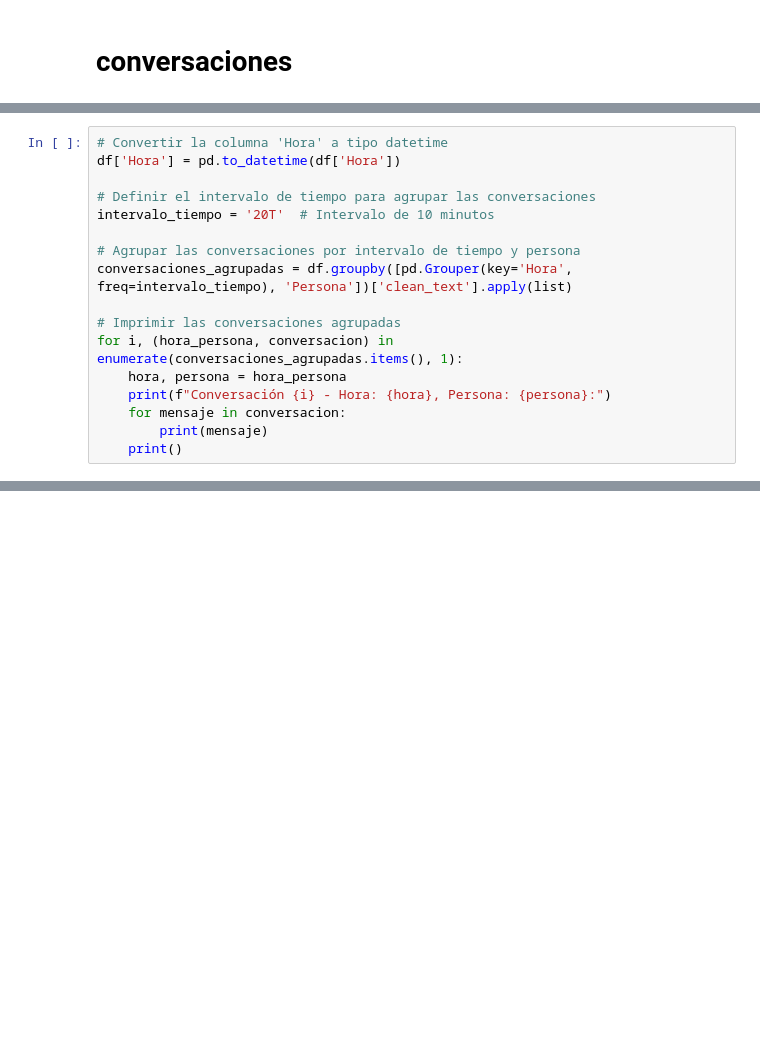
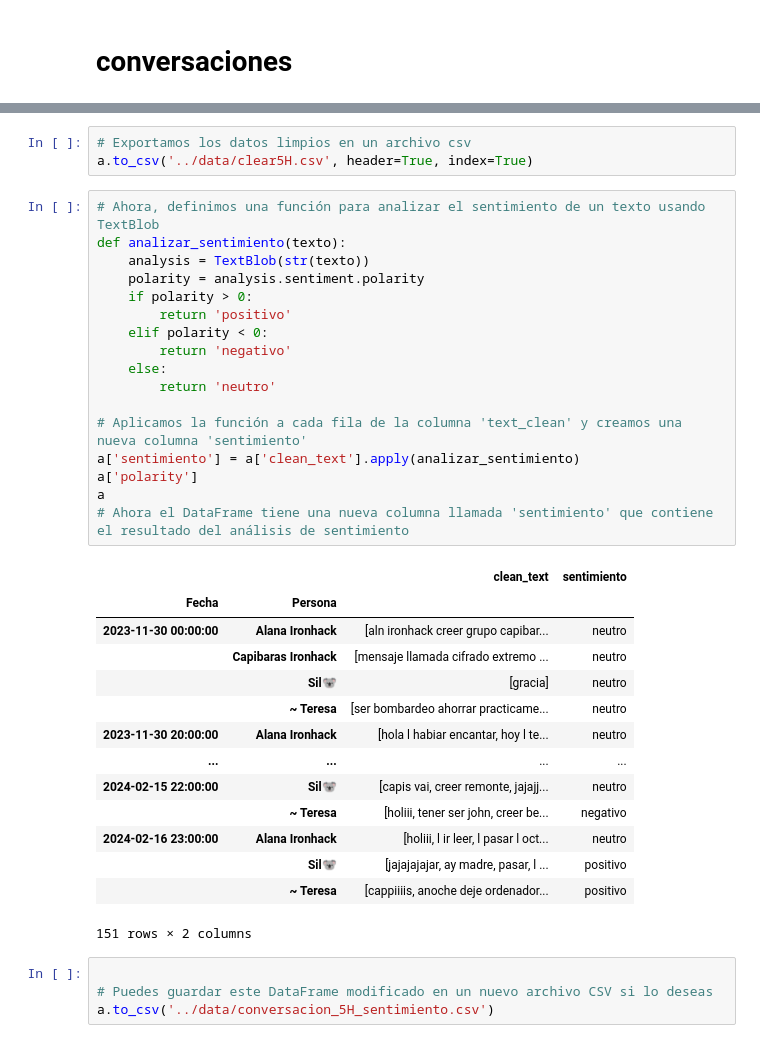
Before and after one commit to SilviaAlconGarrido/project_final, a Jupyter notebook: notebook/conversaciones_capi_chat.ipynb, the cells around one changed output, grey strips where cells are left out. Cells and saved outputs as stored; diff of their text form; blank space fills up the shorter version.

```diff
--- a/notebook/conversaciones_capi_chat.ipynb
+++ b/notebook/conversaciones_capi_chat.ipynb
@@ -18,20 +62,3 @@ df.head(10)
 | 7 | 30/11/2023 | Jueves | 30 | 11 | Nov | 2023 | 20:32:18 | Sil🐨 | Muchas gracias! | gracia |
 | 8 | 01/12/2023 | Viernes | 1 | 12 | Dic | 2023 | 17:10:16 | ~ Teresa | Fan del icono del grupo | fan icono grupo |
 | 9 | 01/12/2023 | Viernes | 1 | 12 | Dic | 2023 | 17:11:26 | ~ Teresa | Entregue el lab sin el último eje... | entregar laboratorio ultimo ejerc... |
-# %%
-# Convertir la columna 'Hora' a tipo datetime
-df['Hora'] = pd.to_datetime(df['Hora'])
-
-# Definir el intervalo de tiempo para agrupar las conversaciones
-intervalo_tiempo = '20T'  # Intervalo de 10 minutos
-
-# Agrupar las conversaciones por intervalo de tiempo y persona
-conversaciones_agrupadas = df.groupby([pd.Grouper(key='Hora', freq=intervalo_tiempo), 'Persona'])['clean_text'].apply(list)
-
-# Imprimir las conversaciones agrupadas
-for i, (hora_persona, conversacion) in enumerate(conversaciones_agrupadas.items(), 1):
-    hora, persona = hora_persona
-    print(f"Conversación {i} - Hora: {hora}, Persona: {persona}:")
-    for mensaje in conversacion:
-        print(mensaje)
-    print()
@@ -87,0 +104,39 @@ Name: clean_text, Length: 141, dtype: object
+# %%
+# Exportamos los datos limpios en un archivo csv
+a.to_csv('../data/clear5H.csv', header=True, index=True)
+# %%
+# Ahora, definimos una función para analizar el sentimiento de un texto usando TextBlob
+def analizar_sentimiento(texto):
+    analysis = TextBlob(str(texto))
+    polarity = analysis.sentiment.polarity
+    if polarity > 0:
+        return 'positivo'
+    elif polarity < 0:
+        return 'negativo'
+    else:
+        return 'neutro'
+
+# Aplicamos la función a cada fila de la columna 'text_clean' y creamos una nueva columna 'sentimiento'
+a['sentimiento'] = a['clean_text'].apply(analizar_sentimiento)
+a['polarity']
+a
+# Ahora el DataFrame tiene una nueva columna llamada 'sentimiento' que contiene el resultado del análisis de sentimiento
+# %% [output]
+|  |  | clean_text | sentimiento |
+| Fecha | Persona |  |  |
+| 2023-11-30 00:00:00 | Alana Ironhack | [aln ironhack creer grupo capibar... | neutro |
+|  | Capibaras Ironhack | [mensaje llamada cifrado extremo ... | neutro |
+|  | Sil🐨 | [gracia] | neutro |
+|  | ~ Teresa | [ser bombardeo ahorrar practicame... | neutro |
+| 2023-11-30 20:00:00 | Alana Ironhack | [hola l habiar encantar, hoy l te... | neutro |
+| ... | ... | ... | ... |
+| 2024-02-15 22:00:00 | Sil🐨 | [capis vai, creer remonte, jajajj... | neutro |
+|  | ~ Teresa | [holiii, tener ser john, creer be... | negativo |
+| 2024-02-16 23:00:00 | Alana Ironhack | [holiii, l ir leer, l pasar l oct... | neutro |
+|  | Sil🐨 | [jajajajajar, ay madre, pasar, l ... | positivo |
+|  | ~ Teresa | [cappiiiis, anoche deje ordenador... | positivo |
+151 rows × 2 columns
+# %%
+
+# Puedes guardar este DataFrame modificado en un nuevo archivo CSV si lo deseas
+a.to_csv('../data/conversacion_5H_sentimiento.csv')
```
Also changed, not shown: parts of 4 cells of this notebook, 15 other files.
